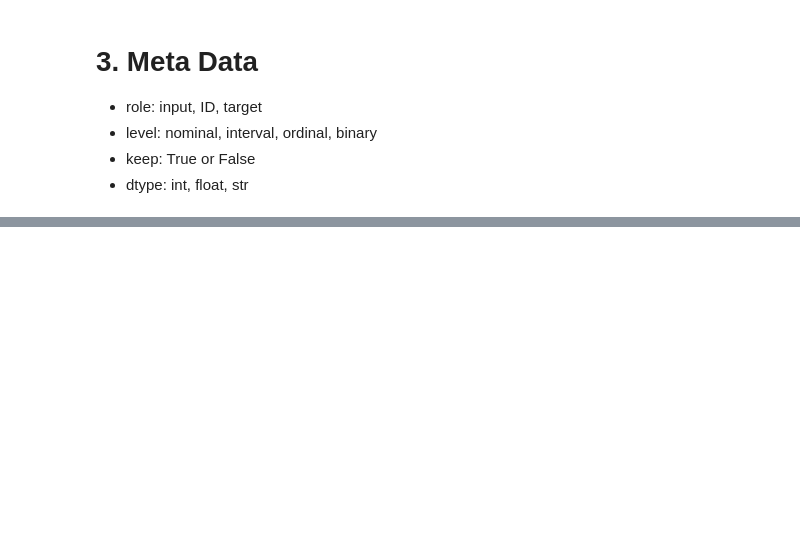
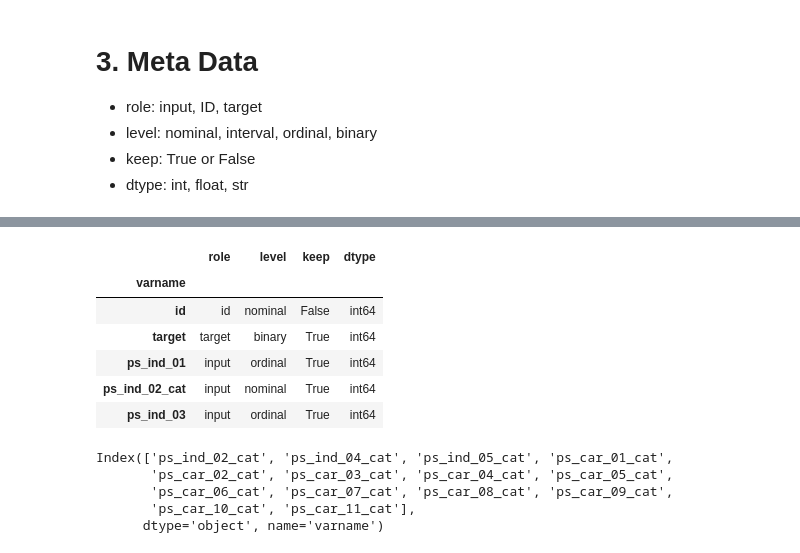
Before and after one commit to takkmj/hello_world, a Jupyter notebook: kaggle_porto/porto_practice.ipynb, the cells around one changed output, grey strips where cells are left out. Saved outputs shown, nothing was run; the diff lists cells and outputs as text; code cells hidden in the pictures; blank space fills up the shorter version.

```diff
--- a/kaggle_porto/porto_practice.ipynb
+++ b/kaggle_porto/porto_practice.ipynb
@@ -143,0 +142,18 @@ SyntaxError: invalid syntax (<ipython-input-16-647fdb729b13>, line 17)
+# %%
+meta.head()
+# %% [output]
+|  | role | level | keep | dtype |
+| varname |  |  |  |  |
+| id | id | nominal | False | int64 |
+| target | target | binary | True | int64 |
+| ps_ind_01 | input | ordinal | True | int64 |
+| ps_ind_02_cat | input | nominal | True | int64 |
+| ps_ind_03 | input | ordinal | True | int64 |
+# %%
+meta[(meta.level == 'nominal') & (meta.keep)].index
+# %% [output]
+Index(['ps_ind_02_cat', 'ps_ind_04_cat', 'ps_ind_05_cat', 'ps_car_01_cat',
+       'ps_car_02_cat', 'ps_car_03_cat', 'ps_car_04_cat', 'ps_car_05_cat',
+       'ps_car_06_cat', 'ps_car_07_cat', 'ps_car_08_cat', 'ps_car_09_cat',
+       'ps_car_10_cat', 'ps_car_11_cat'],
+      dtype='object', name='varname')
```
Also changed, not shown: parts of 8 cells of this notebook.
